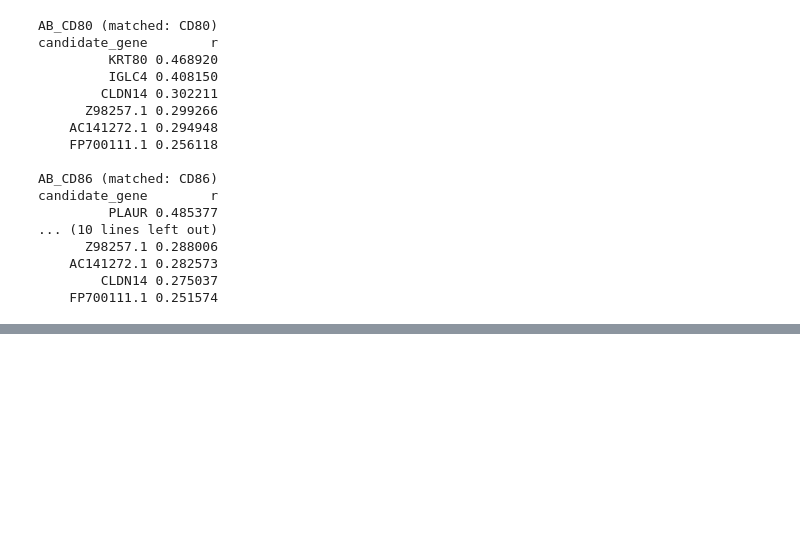
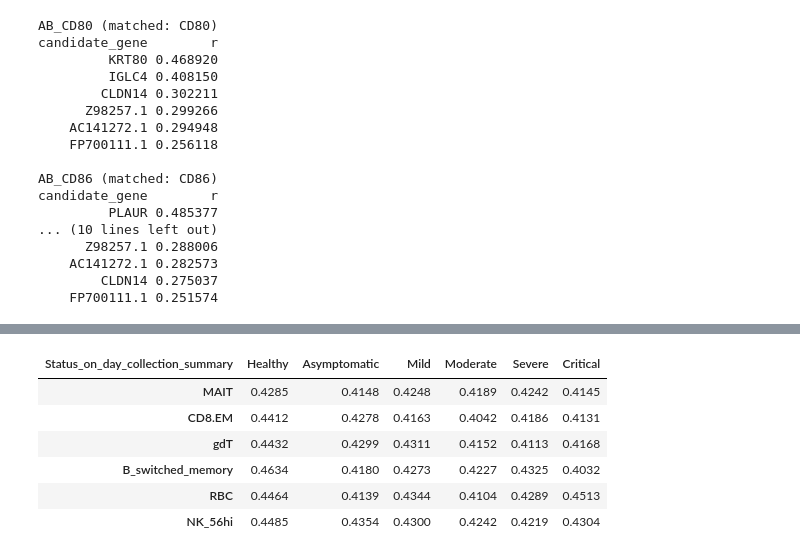
Before and after one commit to fshokor/covid-citeseq, a Jupyter notebook: notebooks/nb04_explainability.ipynb, the cells around one changed output, grey strips where cells are left out. Saved outputs shown, nothing was run; the diff lists cells and outputs as text; code cells hidden in the pictures; blank space fills up the shorter version.

```diff
--- a/notebooks/nb04_explainability.ipynb
+++ b/notebooks/nb04_explainability.ipynb
@@ -451,0 +504,23 @@ candidate_gene        r
+# %%
+## does coupling shift by tier within a cell type?
+# Only cell types with enough cells per tier to be meaningful (guard n).
+MIN_PER_CELL = 50
+top_cts = by_ct.index[by_ct['n_cells'] >= 500][-6:]  # 6 largest-signal, well-powered
+tiers = [t for t in TIER_ORDER if t in adata.obs[SEVERITY_COL].cat.categories]
+
+rows = {}
+for c in top_cts:
+    sub = adata.obs[adata.obs[CELLTYPE_COL] == c]
+    g = sub.groupby(SEVERITY_COL, observed=True)['deviation_score']
+    means = g.mean().where(g.size() >= MIN_PER_CELL)  # NaN out under-powered tiers
+    rows[c] = means.reindex(tiers)
+within = pd.DataFrame(rows).T
+within.round(4)
+# %% [output]
+| Status_on_day_collection_summary | Healthy | Asymptomatic | Mild | Moderate | Severe | Critical |
+| MAIT | 0.4285 | 0.4148 | 0.4248 | 0.4189 | 0.4242 | 0.4145 |
+| CD8.EM | 0.4412 | 0.4278 | 0.4163 | 0.4042 | 0.4186 | 0.4131 |
+| gdT | 0.4432 | 0.4299 | 0.4311 | 0.4152 | 0.4113 | 0.4168 |
+| B_switched_memory | 0.4634 | 0.4180 | 0.4273 | 0.4227 | 0.4325 | 0.4032 |
+| RBC | 0.4464 | 0.4139 | 0.4344 | 0.4104 | 0.4289 | 0.4513 |
+| NK_56hi | 0.4485 | 0.4354 | 0.4300 | 0.4242 | 0.4219 | 0.4304 |
```
Also changed, not shown: parts of 5 cells of this notebook, 3 other files.
